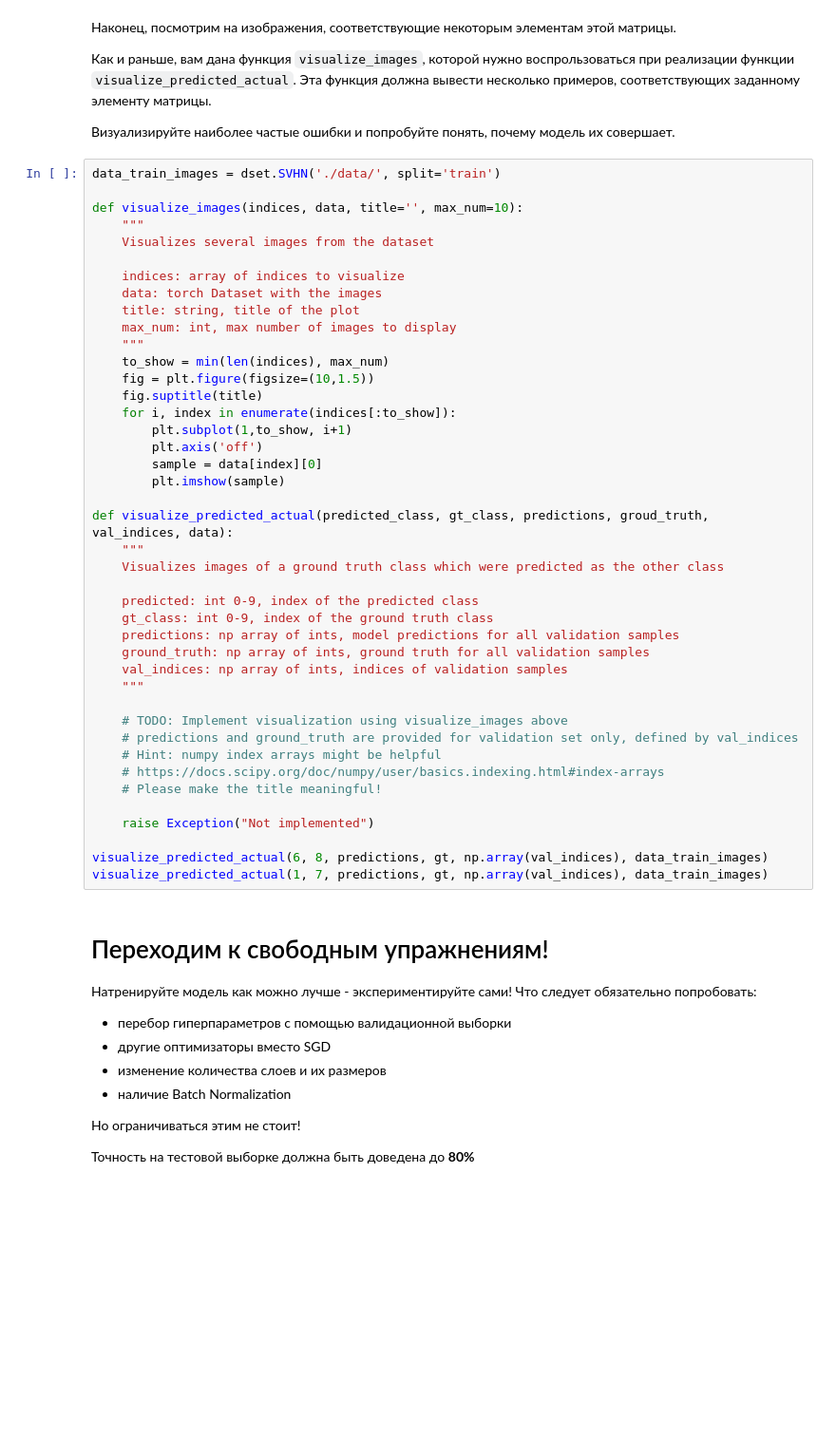
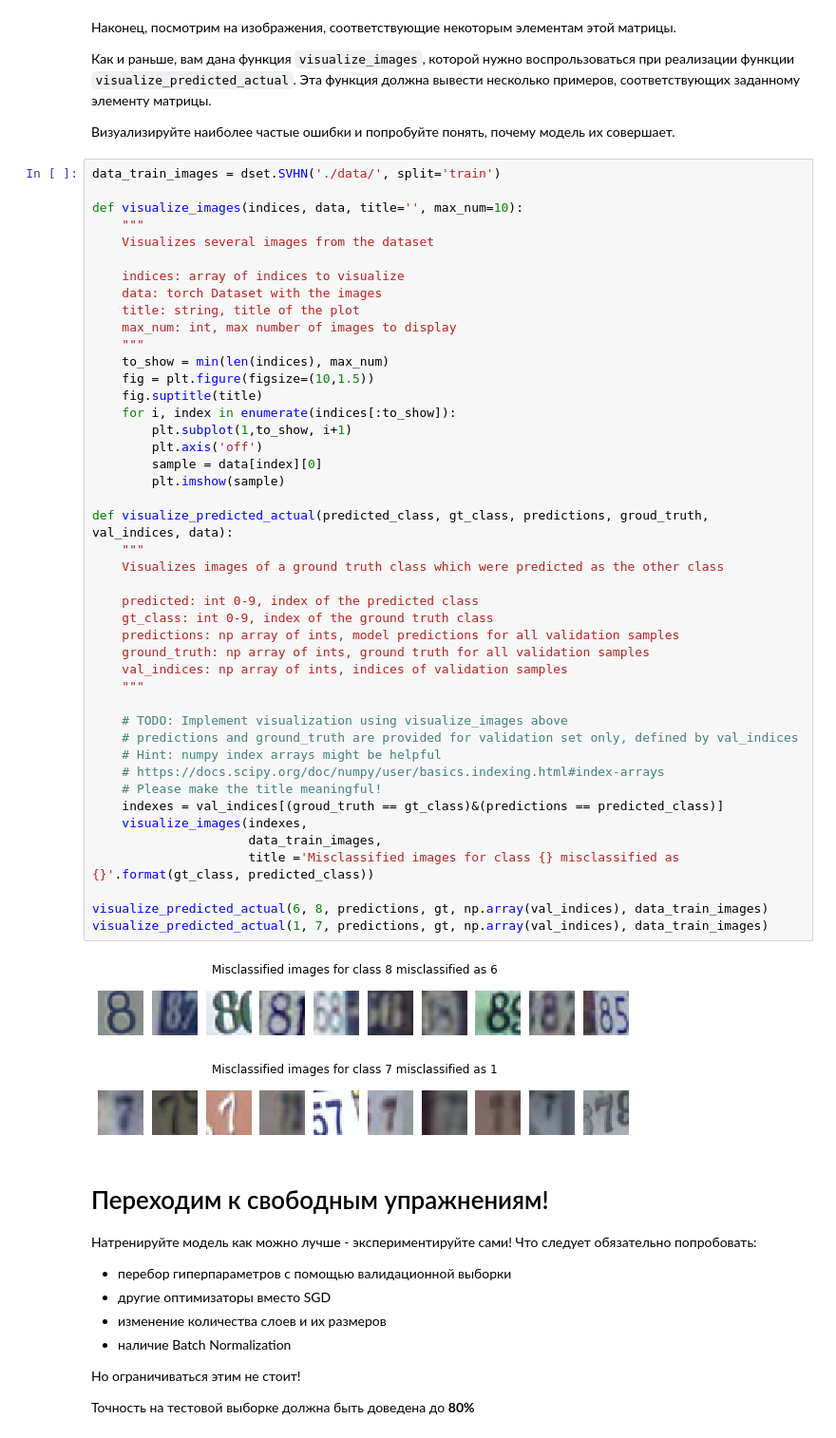
Before and after one commit to ChechkovEugene/dlcourse_ai, a Jupyter notebook: assignments/assignment2/PyTorch.ipynb, the cells around one changed output. Shown at 95% size. Saved outputs shown, nothing was run; the diff lists cells and outputs as text; blank space fills up the shorter version.

```diff
--- a/assignments/assignment2/PyTorch.ipynb
+++ b/assignments/assignment2/PyTorch.ipynb
@@ -392,35 +413,40 @@ def visualize_images(indices, data, title='', max_num=10):
     max_num: int, max number of images to display
     """
     to_show = min(len(indices), max_num)
     fig = plt.figure(figsize=(10,1.5))
     fig.suptitle(title)
     for i, index in enumerate(indices[:to_show]):
         plt.subplot(1,to_show, i+1)
         plt.axis('off')
         sample = data[index][0]
         plt.imshow(sample)
 
 def visualize_predicted_actual(predicted_class, gt_class, predictions, groud_truth, val_indices, data):
     """
     Visualizes images of a ground truth class which were predicted as the other class
 
     predicted: int 0-9, index of the predicted class
     gt_class: int 0-9, index of the ground truth class
     predictions: np array of ints, model predictions for all validation samples
     ground_truth: np array of ints, ground truth for all validation samples
     val_indices: np array of ints, indices of validation samples
     """
 
     # TODO: Implement visualization using visualize_images above
     # predictions and ground_truth are provided for validation set only, defined by val_indices
     # Hint: numpy index arrays might be helpful
     # https://docs.scipy.org/doc/numpy/user/basics.indexing.html#index-arrays
     # Please make the title meaningful!
-
-    raise Exception("Not implemented")
+    indexes = val_indices[(groud_truth == gt_class)&(predictions == predicted_class)]
+    visualize_images(indexes,
+                     data_train_images,
+                     title ='Misclassified images for class {} misclassified as {}'.format(gt_class, predicted_class))
 
 visualize_predicted_actual(6, 8, predictions, gt, np.array(val_indices), data_train_images)
 visualize_predicted_actual(1, 7, predictions, gt, np.array(val_indices), data_train_images)
+# %% [output]
+[figure, added]
+[figure, added]
 # %% [markdown]
 # Переходим к свободным упражнениям!
 
```
Also changed, not shown: parts of 8 cells of this notebook.
